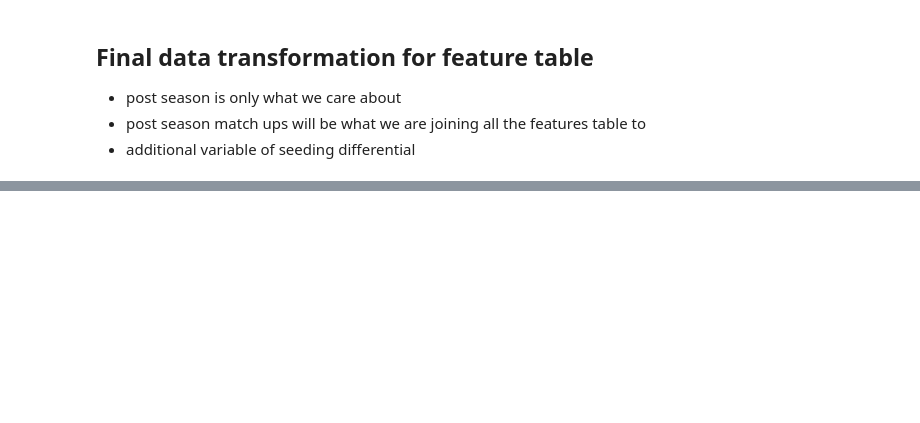
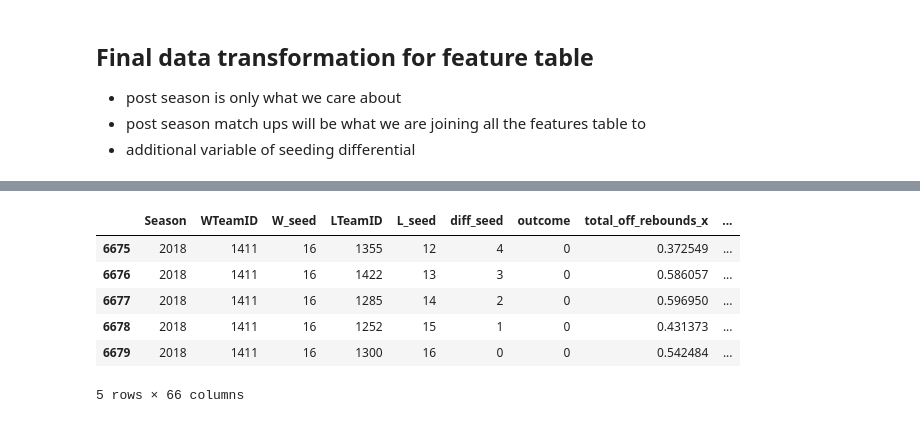
Before and after one commit to shumingpeh/kaggle-ncaa-madness-men, a Jupyter notebook: feature-selection.ipynb, the cells around one changed output, grey strips where cells are left out. Cells and saved outputs as stored; diff of their text form; code cells hidden in the pictures; blank space fills up the shorter version.

```diff
--- a/feature-selection.ipynb
+++ b/feature-selection.ipynb
@@ -314,0 +815,10 @@ array(['diff_seed', 'win_rate_post', 'win_rate_home', 'avg_win_score_by',
+# %%
+test_df.tail()
+# %% [output]
+|  | Season | WTeamID | W_seed | LTeamID | L_seed | diff_seed | outcome | total_off_rebounds_x | ... |
+| 6675 | 2018 | 1411 | 16 | 1355 | 12 | 4 | 0 | 0.372549 | ... |
+| 6676 | 2018 | 1411 | 16 | 1422 | 13 | 3 | 0 | 0.586057 | ... |
+| 6677 | 2018 | 1411 | 16 | 1285 | 14 | 2 | 0 | 0.596950 | ... |
+| 6678 | 2018 | 1411 | 16 | 1252 | 15 | 1 | 0 | 0.431373 | ... |
+| 6679 | 2018 | 1411 | 16 | 1300 | 16 | 0 | 0 | 0.542484 | ... |
+5 rows × 66 columns
```
Also changed, not shown: parts of 94 cells of this notebook, 28 other files.
